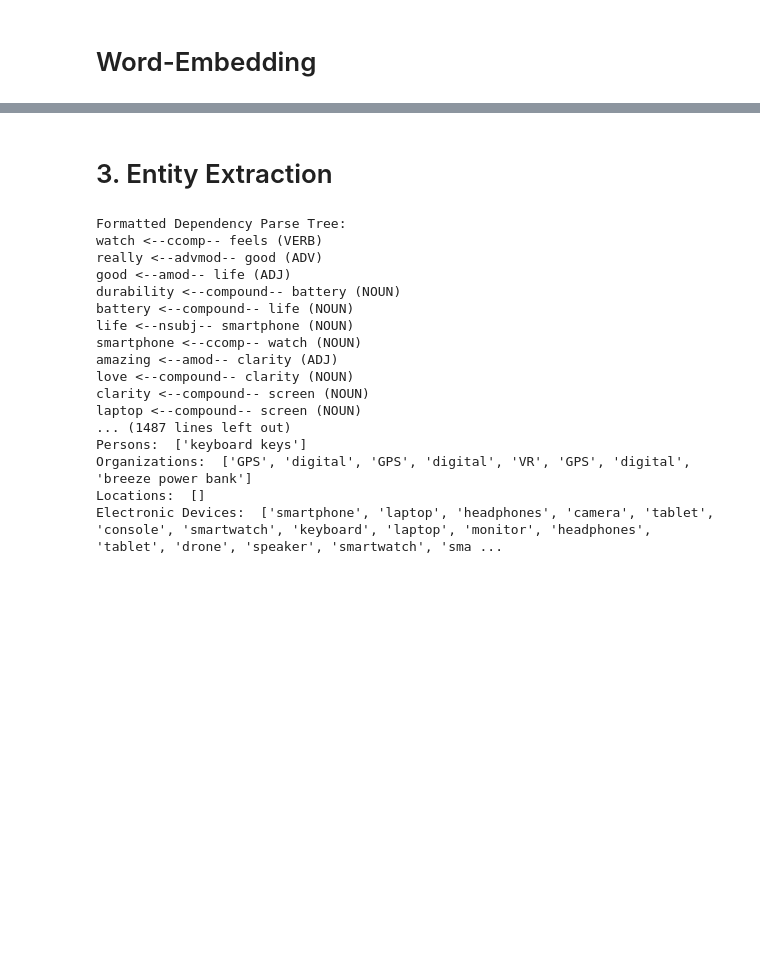
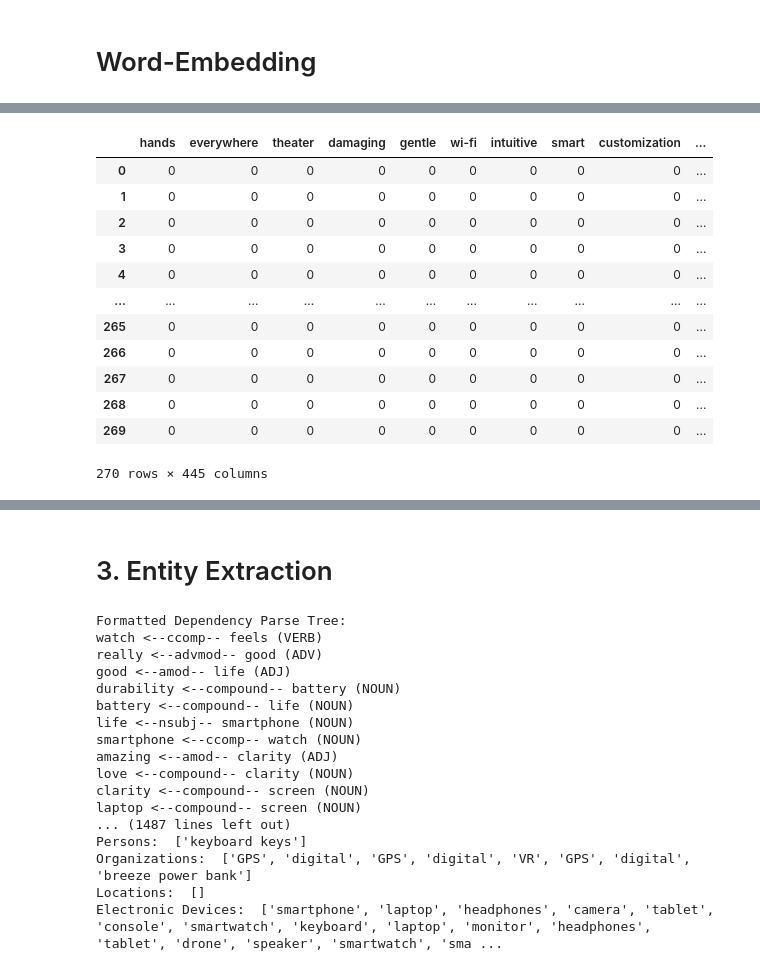
Before and after one commit to williamtheodoruswijaya/NLP-Preprocessing-Data, a Jupyter notebook: Qualification_Case/case_2.ipynb, the cells around one changed output, grey strips where cells are left out. Cells and saved outputs as stored; diff of their text form; code cells hidden in the pictures; blank space fills up the shorter version.

```diff
--- a/Qualification_Case/case_2.ipynb
+++ b/Qualification_Case/case_2.ipynb
@@ -151,0 +119,32 @@ pd.DataFrame(wordDict)
+# %%
+import pandas as pd
+from nltk.tokenize import word_tokenize, sent_tokenize
+from nltk.corpus import stopwords
+from string import punctuation
+
+eng_stopwords = stopwords.words('english')
+
+# Tokenize
+tokens = sent_tokenize(corpus)
+for i in range(len(tokens)):
+    tokens[i] = word_tokenize(tokens[i].lower())
+
+# Remove stopwords
+for i in range(len(tokens)):
+    tokens[i] = [word for word in tokens[i] if word not in eng_stopwords]
+
+# Remove punctuation
+for i in range(len(tokens)):
+    tokens[i] = [word for word in tokens[i] if word not in punctuation]
+
+# Unionize all words
+total = set()
+for i in range(len(tokens)):
+    total = total.union(set(tokens[i]))
+
+# print the data (buat diliat aja)
+for i in range(len(tokens)):
+    print(tokens[i])
+
+# print the total words
+print(total)
@@ -152,3 +169,30 @@ pd.DataFrame(wordDict)
+# %%
+import pandas as pd
+import sklearn as sk
+import math
+
+# Menghitung frekuensi kemunculan kata
+wordDict = [] # list of dictionary
+for i in range(len(tokens)):
+    wordDict.append(dict.fromkeys(total, 0))
+    for word in tokens[i]:
+        wordDict[i][word] += 1
+
+pd.DataFrame(wordDict)
+# %% [output]
+|  | hands | everywhere | theater | damaging | gentle | wi-fi | intuitive | smart | customization | ... |
+| 0 | 0 | 0 | 0 | 0 | 0 | 0 | 0 | 0 | 0 | ... |
+| 1 | 0 | 0 | 0 | 0 | 0 | 0 | 0 | 0 | 0 | ... |
+| 2 | 0 | 0 | 0 | 0 | 0 | 0 | 0 | 0 | 0 | ... |
+| 3 | 0 | 0 | 0 | 0 | 0 | 0 | 0 | 0 | 0 | ... |
+| 4 | 0 | 0 | 0 | 0 | 0 | 0 | 0 | 0 | 0 | ... |
+| ... | ... | ... | ... | ... | ... | ... | ... | ... | ... | ... |
+| 265 | 0 | 0 | 0 | 0 | 0 | 0 | 0 | 0 | 0 | ... |
+| 266 | 0 | 0 | 0 | 0 | 0 | 0 | 0 | 0 | 0 | ... |
+| 267 | 0 | 0 | 0 | 0 | 0 | 0 | 0 | 0 | 0 | ... |
+| 268 | 0 | 0 | 0 | 0 | 0 | 0 | 0 | 0 | 0 | ... |
+| 269 | 0 | 0 | 0 | 0 | 0 | 0 | 0 | 0 | 0 | ... |
+270 rows × 445 columns
 # %%
 def computeTF(wordDict, doc):
     tfDict = {}
```
Also changed, not shown: parts of 15 cells of this notebook, 3 other files.
